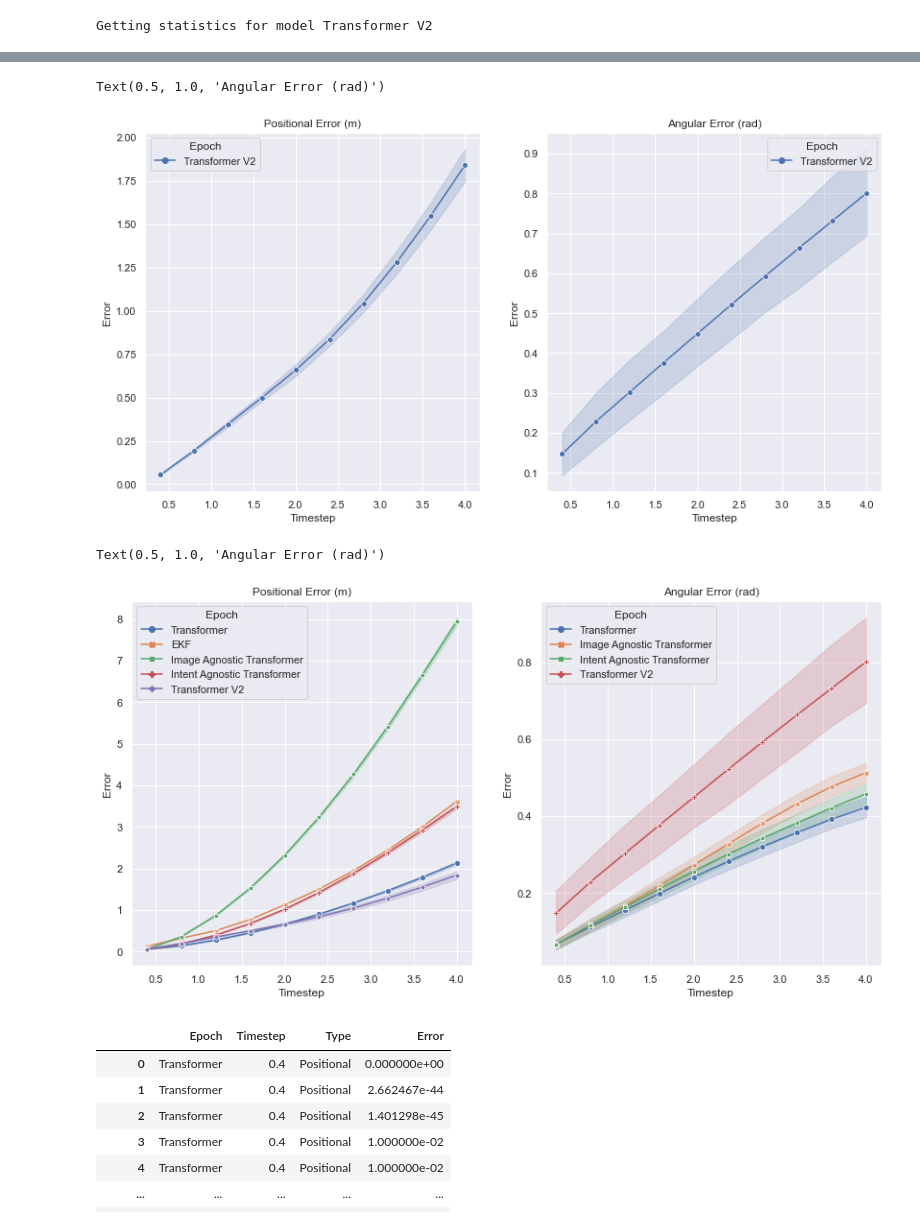
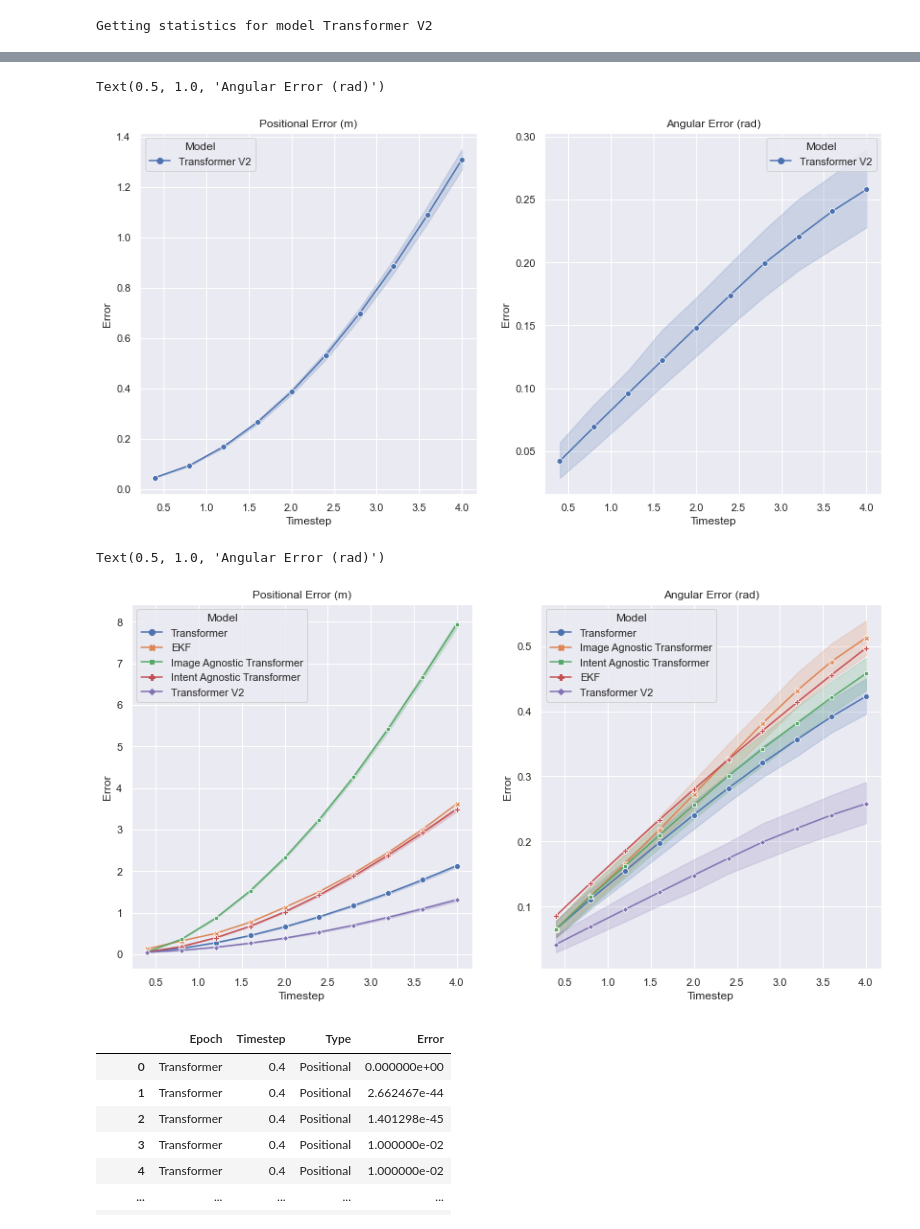
Before and after one commit to XuShenLZ/ParkSim, a Jupyter notebook: python/parksim/trajectory_predict/intent_transformer/model_analysis.ipynb, the cells around one changed output, grey strips where cells are left out. Drawn from its saved outputs; the diff is of its cells as text; code cells hidden in the pictures.

```diff
--- a/python/parksim/trajectory_predict/intent_transformer/model_analysis.ipynb
+++ b/python/parksim/trajectory_predict/intent_transformer/model_analysis.ipynb
@@ -58,3 +32,10 @@ model_paths = {"Transformer V2" : "models\Intent-Transformer-V2-4-14-22-11.pth"}
+# %%
+model_paths = {
+    "Transformer V2" : {
+        "class" : TrajectoryPredictorWithIntentV2,
+        "path" : r"C:\Users\rlaca\Documents\GitHub\ParkSim\python\parksim\trajectory_predict\intent_transformer\checkpoints\v2\lightning_logs\version_3\checkpoints\epoch=59-val_loss=0.0786.ckpt"
+    }
+}
 # %%
 
 
@@ -69,7 +50,7 @@ def predict(model, input_sequence, img, intent, y_in, output_sequence_length, us
     #y_input = START_TOKEN[None,None,:].repeat(input_sequence.shape[0], 1, 1)
     for _ in range(output_sequence_length):
         # Get source mask
-        tgt_mask = model.transformer.generate_square_subsequent_mask(y_input.size(1)).to(DEVICE).float()
+        tgt_mask = generate_square_subsequent_mask(y_input.size(1)).to(DEVICE).float()
         pred = model(img, input_sequence, intent, y_input, tgt_mask)
         #pred = pred.permute(1, 0, 2)
         #print(pred)
@@ -116,12 +97,10 @@ use_delta=True
 steps=10
 for name, path in model_paths.items():
     print(f'Getting statistics for model {name}')
-
-    model = load_model(path, manual_class=TrajectoryPredictorWithIntentV2)
+    model_class = model_paths[name]["class"]
+    model = model_class.load_from_checkpoint(model_paths[name]["path"])
     model.eval().to(DEVICE)
-
     pos_error, ang_error = get_error_vs_time(model, dataloader, loss_fn, steps=steps, use_delta=use_delta)
-
     timesteps = dt*np.arange(1, pos_error.shape[1]+1)
     for i, time in enumerate(timesteps):
         for error in pos_error[:, i]:
@@ -130,9 +109,9 @@ for name, path in model_paths.items():
             all_error.append([name, time, 'Angular', error])
 
 error_df = pd.DataFrame(
-    all_error, columns=['Epoch', 'Timestep', 'Type', 'Error'])
+    all_error, columns=['Model', 'Timestep', 'Type', 'Error'])
 error_df = error_df[abs(error_df['Error']) < 100] # Outlier removal
-error_df['Epoch'] = pd.Categorical(error_df.Epoch)
+error_df['Model'] = pd.Categorical(error_df.Model)
 error_df['Type'] = pd.Categorical(error_df.Type)
 # %% [output]
 Getting statistics for model Transformer V2
@@ -143,33 +122,33 @@ error_df[error_df["Type"] == "Positional"]["Error"].max()
 # %%
 fig, axes = plt.subplots(1, 2, figsize=(14, 7))
 
-sns.lineplot(x="Timestep", y="Error", hue="Epoch", ci=95, style="Epoch",
+sns.lineplot(x="Timestep", y="Error", hue="Model", ci=95, style="Model",
              markers=True, dashes=False, data=error_df[error_df["Type"] == "Positional"], ax=axes[0])
-sns.lineplot(x="Timestep", y="Error", hue="Epoch", ci=95, style="Epoch",
+sns.lineplot(x="Timestep", y="Error", hue="Model", ci=95, style="Model",
              markers=True, dashes=False, data=error_df[error_df["Type"] == "Angular"], ax=axes[1])
 
 axes[0].set_title('Positional Error (m)')
 axes[1].set_title('Angular Error (rad)')
 # %% [output]
 Text(0.5, 1.0, 'Angular Error (rad)')
-[figure, old version]
+[figure, new version]
 # %%
-old_df = pd.read_csv("data_frames/positional_error.csv")
+old_df = pd.read_csv("data_frames/errors_over_time.csv")
 # %%
 combined = old_df.append(error_df, ignore_index = True)
 # %%
 fig, axes = plt.subplots(1, 2, figsize=(14, 7))
 
-sns.lineplot(x="Timestep", y="Error", hue="Epoch", ci=95, style="Epoch",
+sns.lineplot(x="Timestep", y="Error", hue="Model", ci=95, style="Model",
              markers=True, dashes=False, data=combined[combined["Type"] == "Positional"], ax=axes[0])
-sns.lineplot(x="Timestep", y="Error", hue="Epoch", ci=95, style="Epoch",
+sns.lineplot(x="Timestep", y="Error", hue="Model", ci=95, style="Model",
              markers=True, dashes=False, data=combined[combined["Type"] == "Angular"], ax=axes[1])
 
 axes[0].set_title('Positional Error (m)')
 axes[1].set_title('Angular Error (rad)')
 # %% [output]
 Text(0.5, 1.0, 'Angular Error (rad)')
-[figure, old version]
+[figure, new version]
 # %%
 EKF_df = pd.DataFrame({'Epoch': ['EKF'] * 5, 'Timestep': [0.4, 0.8, 1.2, 1.6, 2.0], 'Type': ['Positional'] * 5, 'Error' : [0.125, 0.32, 0.5, 0.77, 1.124]})
 #CNN_df = pd.DataFrame({'Epoch': ['CNN-LSTM'] * 5, 'Timestep': [0.4, 0.8, 1.2, 1.6, 2.0], 'Type': ['Positional'] * 5, 'Error' : [0.11, 0.245, 0.375, 0.53, 0.68]})
```
Also changed, not shown: parts of 5 cells of this notebook, 17 other files.
